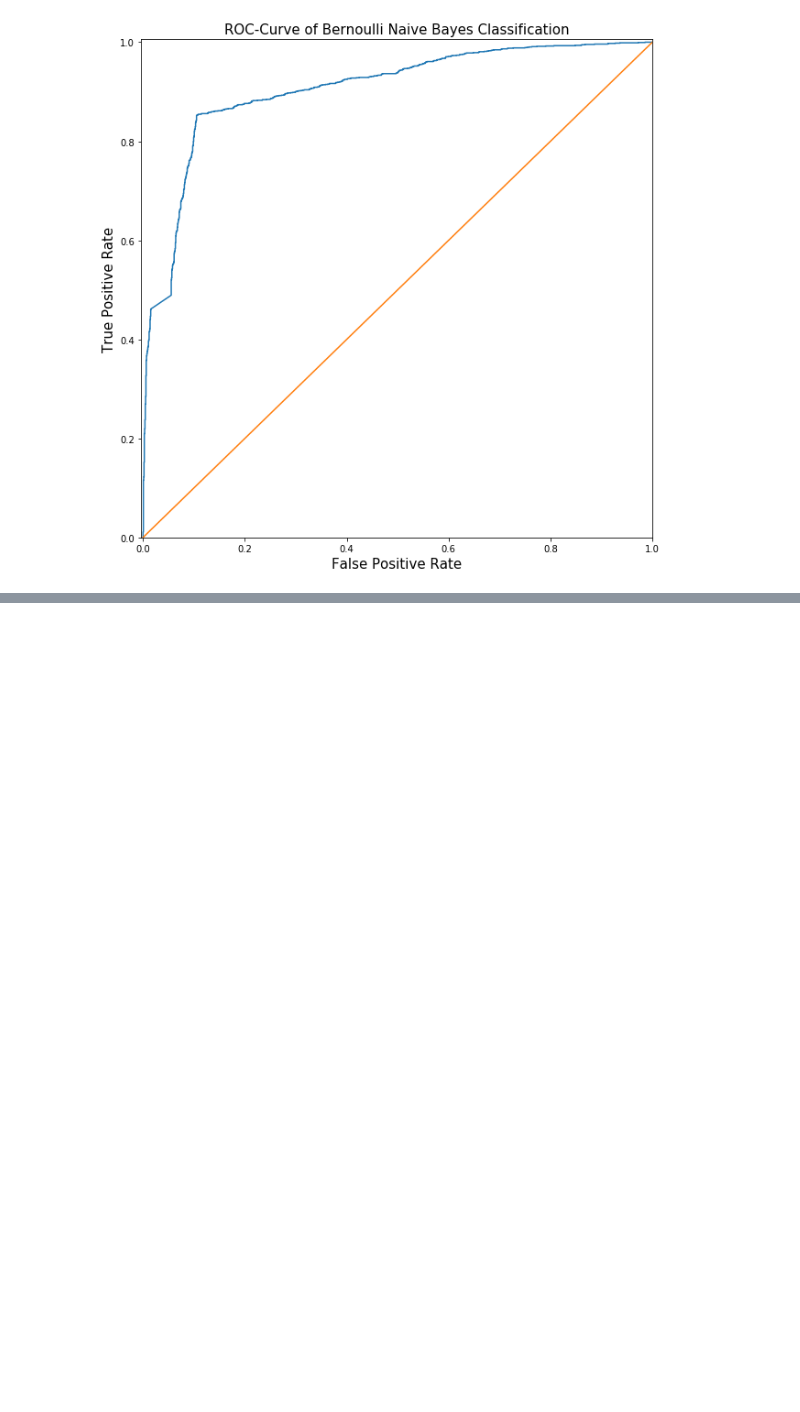
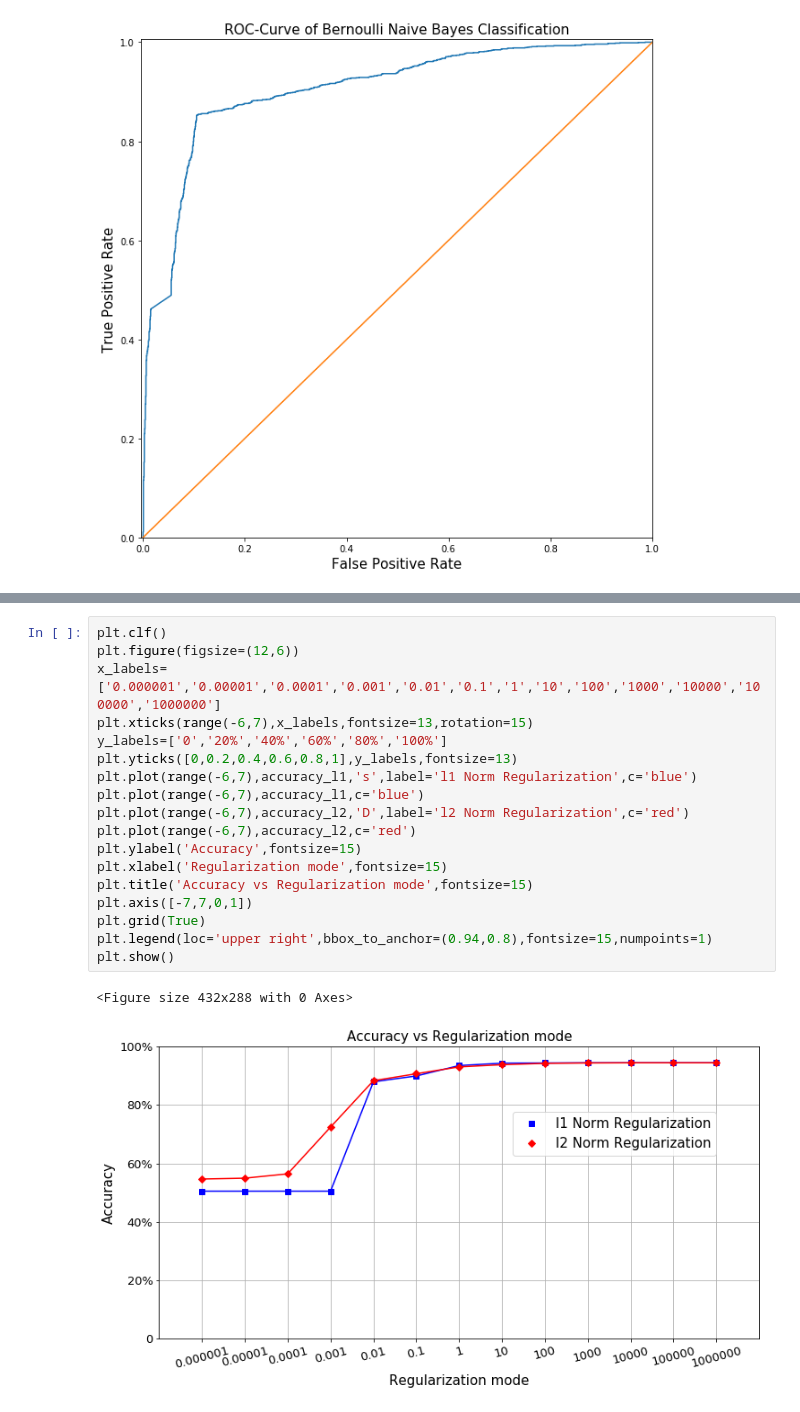
Before and after one commit to dkedar7/Classification-on-textual-data, a Jupyter notebook: Part_4.ipynb, the cells around one changed output, grey strips where cells are left out. Drawn from its saved outputs; the diff is of its cells as text; blank space fills up the shorter version.

```diff
--- a/Part_4.ipynb
+++ b/Part_4.ipynb
@@ -319,0 +629,21 @@ plt.show()
+# %%
+plt.clf()
+plt.figure(figsize=(12,6))
+x_labels=['0.000001','0.00001','0.0001','0.001','0.01','0.1','1','10','100','1000','10000','100000','1000000']
+plt.xticks(range(-6,7),x_labels,fontsize=13,rotation=15)
+y_labels=['0','20%','40%','60%','80%','100%']
+plt.yticks([0,0.2,0.4,0.6,0.8,1],y_labels,fontsize=13)
+plt.plot(range(-6,7),accuracy_l1,'s',label='l1 Norm Regularization',c='blue')
+plt.plot(range(-6,7),accuracy_l1,c='blue')
+plt.plot(range(-6,7),accuracy_l2,'D',label='l2 Norm Regularization',c='red')
+plt.plot(range(-6,7),accuracy_l2,c='red')
+plt.ylabel('Accuracy',fontsize=15)
+plt.xlabel('Regularization mode',fontsize=15)
+plt.title('Accuracy vs Regularization mode',fontsize=15)
+plt.axis([-7,7,0,1])
+plt.grid(True)
+plt.legend(loc='upper right',bbox_to_anchor=(0.94,0.8),fontsize=15,numpoints=1)
+plt.show()
+# %% [output]
+<Figure size 432x288 with 0 Axes>
+[figure, added]
```
Also changed, not shown: parts of 36 cells of this notebook.
